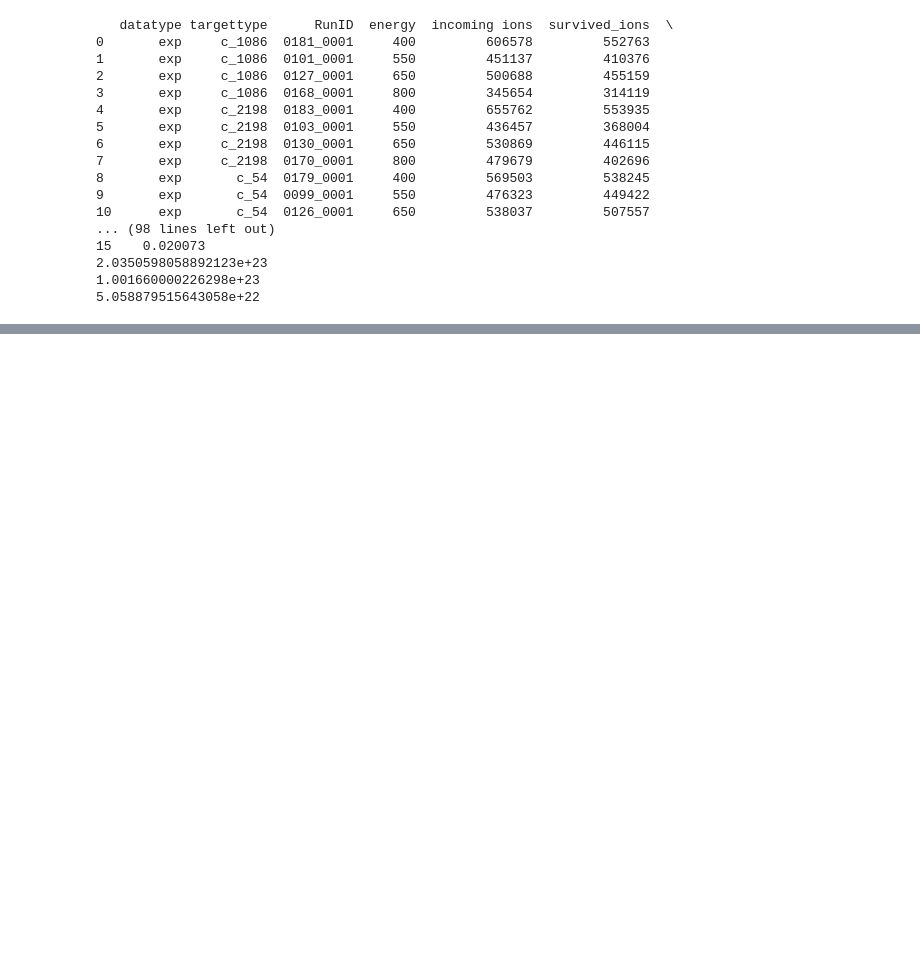
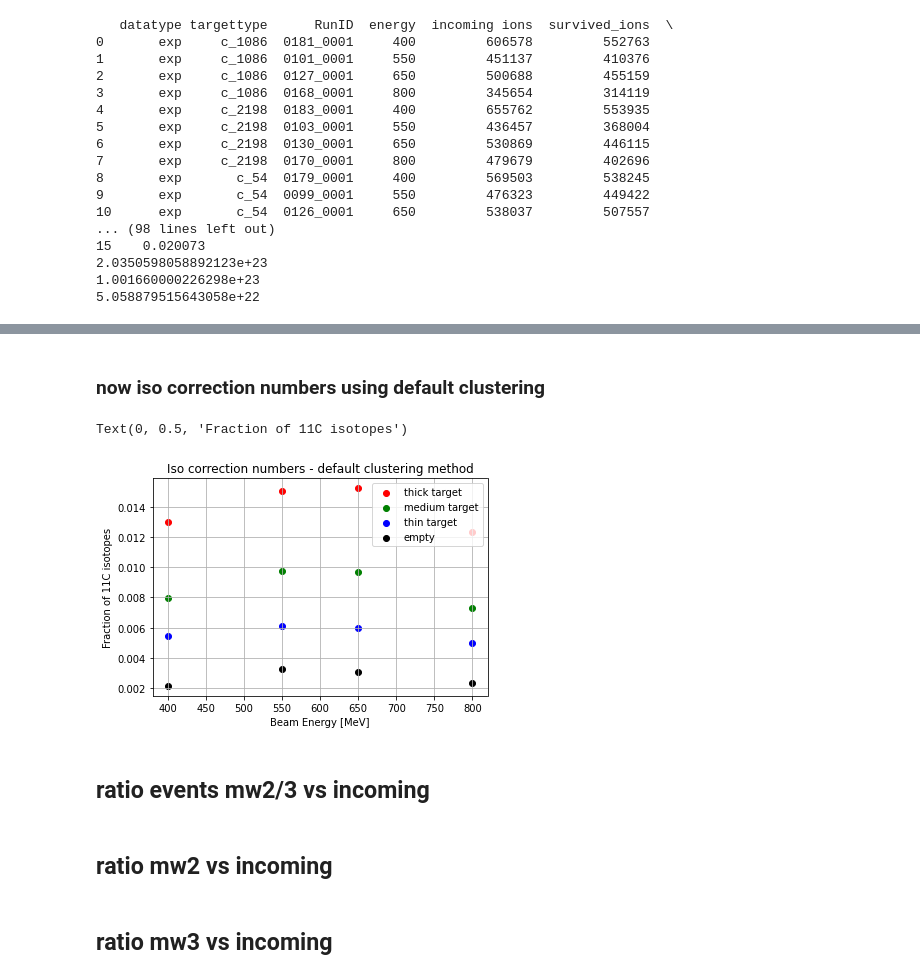
Before and after one commit to jenegger/r3bweek24_gsi, a Jupyter notebook: preliminary_charge_chaning_methods.ipynb, the cells around one changed output, grey strips where cells are left out. Saved outputs shown, nothing was run; the diff lists cells and outputs as text; code cells hidden in the pictures; blank space fills up the shorter version.

```diff
--- a/preliminary_charge_chaning_methods.ipynb
+++ b/preliminary_charge_chaning_methods.ipynb
@@ -1082,0 +1120,29 @@ cccs_border_3_5_thick = cccs(file_gauss2d_border_3_5_sigma,"thick")
+# %% [markdown]
+### now iso correction numbers using default clustering
+# %%
+iso_corr_2198_def = df_iso_default.loc[(df_iso_default["targettype"] == "c_2198")]['frac_11c']
+iso_corr_1086_def = df_iso_default.loc[(df_iso_default["targettype"] == "c_1086")]['frac_11c']
+iso_corr_54_def = df_iso_default.loc[(df_iso_default["targettype"] == "c_54")]['frac_11c']
+iso_corr_empty_def = df_iso_default.loc[(df_iso_default["targettype"] == "empty")]['frac_11c']
+# %%
+fig, ax = plt.subplots()
+#fig.tight_layout()
+
+ax.scatter(energy,iso_corr_2198_def,label="thick target",color='red',marker="o")
+ax.scatter(energy,iso_corr_1086_def,label="medium target",color='green',marker="o")
+ax.scatter(energy,iso_corr_54_def,label="thin target",color='blue',marker="o")
+ax.scatter(energy,iso_corr_empty_def,label="empty",color='black',marker="o")
+ax.legend()
+ax.grid()
+ax.set_title("Iso correction numbers - default clustering method")
+ax.set_xlabel("Beam Energy [MeV]")
+ax.set_ylabel("Fraction of 11C isotopes")
+# %% [output]
+Text(0, 0.5, 'Fraction of 11C isotopes')
+[figure, added]
+# %% [markdown]
+## ratio events mw2/3 vs incoming
+# %% [markdown]
+## ratio mw2 vs incoming
+# %% [markdown]
+## ratio mw3 vs incoming
```
Also changed, not shown: parts of 3 cells of this notebook, 3 other files.
